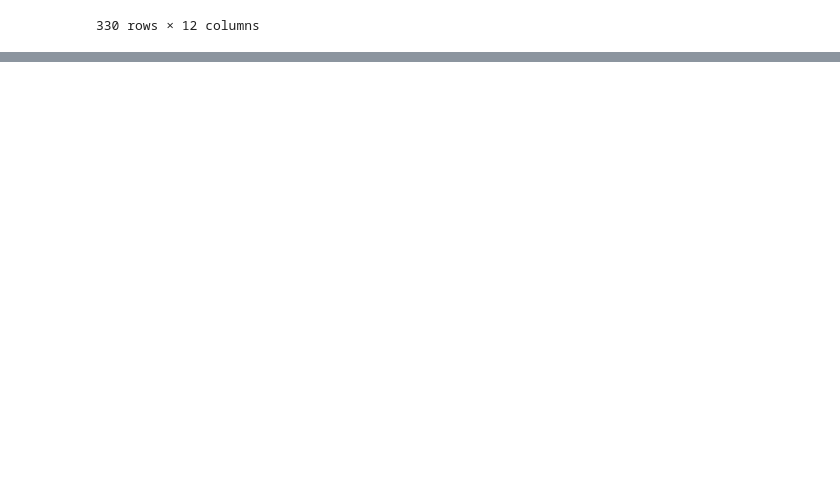
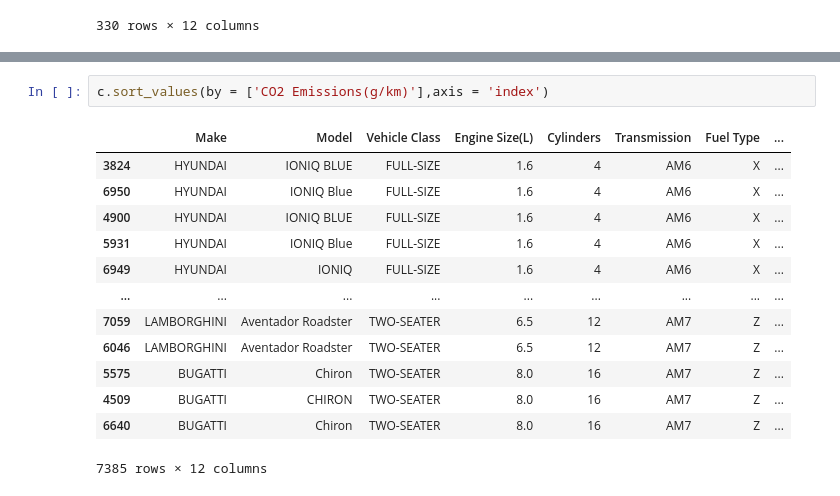
Before and after one commit to Aarya-Musale/Data-Science, a Jupyter notebook: DS_operations.ipynb, the cells around one changed output, grey strips where cells are left out. Saved outputs shown, nothing was run; the diff lists cells and outputs as text; blank space fills up the shorter version.

```diff
--- a/DS_operations.ipynb
+++ b/DS_operations.ipynb
@@ -339,0 +598,16 @@ c.groupby(['Make'])[cols].agg([min,max,np.mean])
+# %%
+c.sort_values(by = ['CO2 Emissions(g/km)'],axis = 'index')
+# %% [output]
+|  | Make | Model | Vehicle Class | Engine Size(L) | Cylinders | Transmission | Fuel Type | ... |
+| 3824 | HYUNDAI | IONIQ BLUE | FULL-SIZE | 1.6 | 4 | AM6 | X | ... |
+| 6950 | HYUNDAI | IONIQ Blue | FULL-SIZE | 1.6 | 4 | AM6 | X | ... |
+| 4900 | HYUNDAI | IONIQ BLUE | FULL-SIZE | 1.6 | 4 | AM6 | X | ... |
+| 5931 | HYUNDAI | IONIQ Blue | FULL-SIZE | 1.6 | 4 | AM6 | X | ... |
+| 6949 | HYUNDAI | IONIQ | FULL-SIZE | 1.6 | 4 | AM6 | X | ... |
+| ... | ... | ... | ... | ... | ... | ... | ... | ... |
+| 7059 | LAMBORGHINI | Aventador Roadster | TWO-SEATER | 6.5 | 12 | AM7 | Z | ... |
+| 6046 | LAMBORGHINI | Aventador Roadster | TWO-SEATER | 6.5 | 12 | AM7 | Z | ... |
+| 5575 | BUGATTI | Chiron | TWO-SEATER | 8.0 | 16 | AM7 | Z | ... |
+| 4509 | BUGATTI | CHIRON | TWO-SEATER | 8.0 | 16 | AM7 | Z | ... |
+| 6640 | BUGATTI | Chiron | TWO-SEATER | 8.0 | 16 | AM7 | Z | ... |
+7385 rows × 12 columns
```
Also changed, not shown: parts of 21 cells of this notebook.
